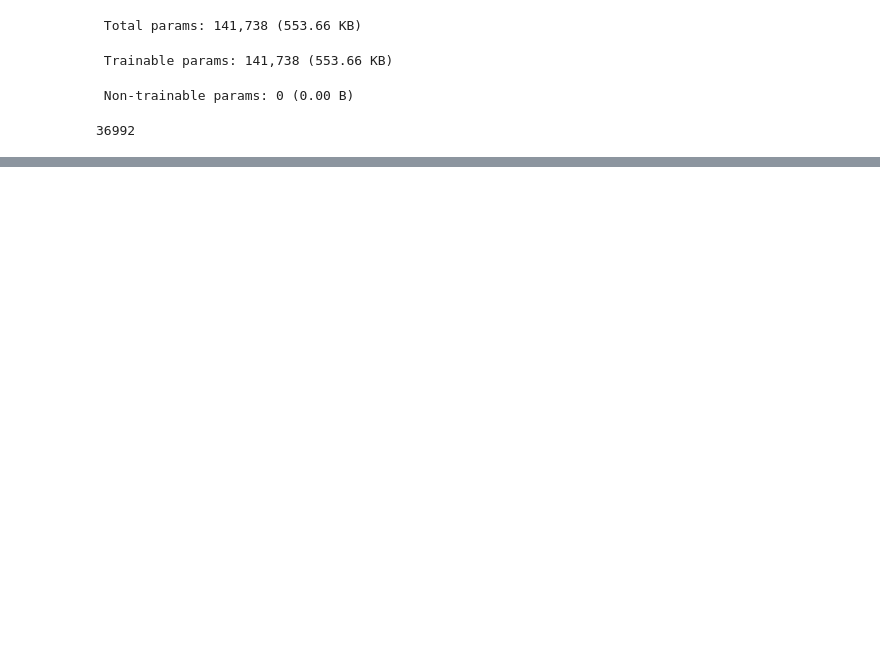
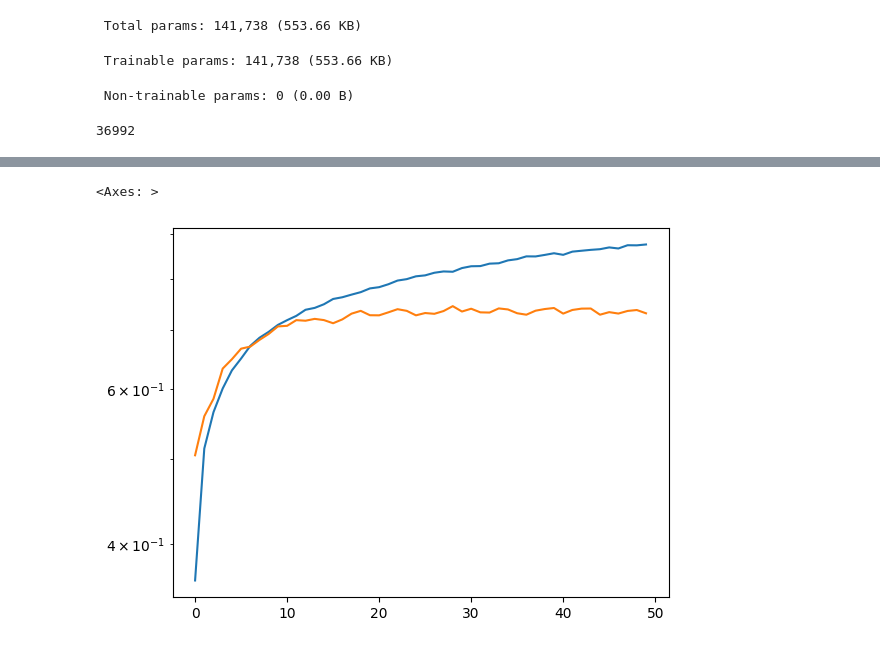
Before and after one commit to Vigash14120/AI-by-INTEL, a Jupyter notebook: CNN_CIFAR10.ipynb, the cells around one changed output, grey strips where cells are left out. Drawn from its saved outputs; the diff is of its cells as text; code cells hidden in the pictures; blank space fills up the shorter version.

Commit message:
visualize

```diff
--- a/CNN_CIFAR10.ipynb
+++ b/CNN_CIFAR10.ipynb
@@ -120,3 +120,7 @@ Model: "sequential_1"
 (3*3*32*128)+128
 # %% [output]
 36992
+# %%
+cnn2.compile(optimizer='adam',loss='sparse_categorical_crossentropy',metrics=['accuracy'])
+# %%
+history = cnn2.fit(x_train,y_train,epochs=50,validation_data=(x_test,y_test),batch_size=128)
@@ -122,0 +145,7 @@ Model: "sequential_1"
+# %%
+import pandas as pd
+pd.Series(history.history['accuracy']).plot(logy=True)
+pd.Series(history.history['val_accuracy']).plot(logy=True)
+# %% [output]
+<Axes: >
+[figure, added]
```
Also changed, not shown: parts of 5 cells of this notebook.
